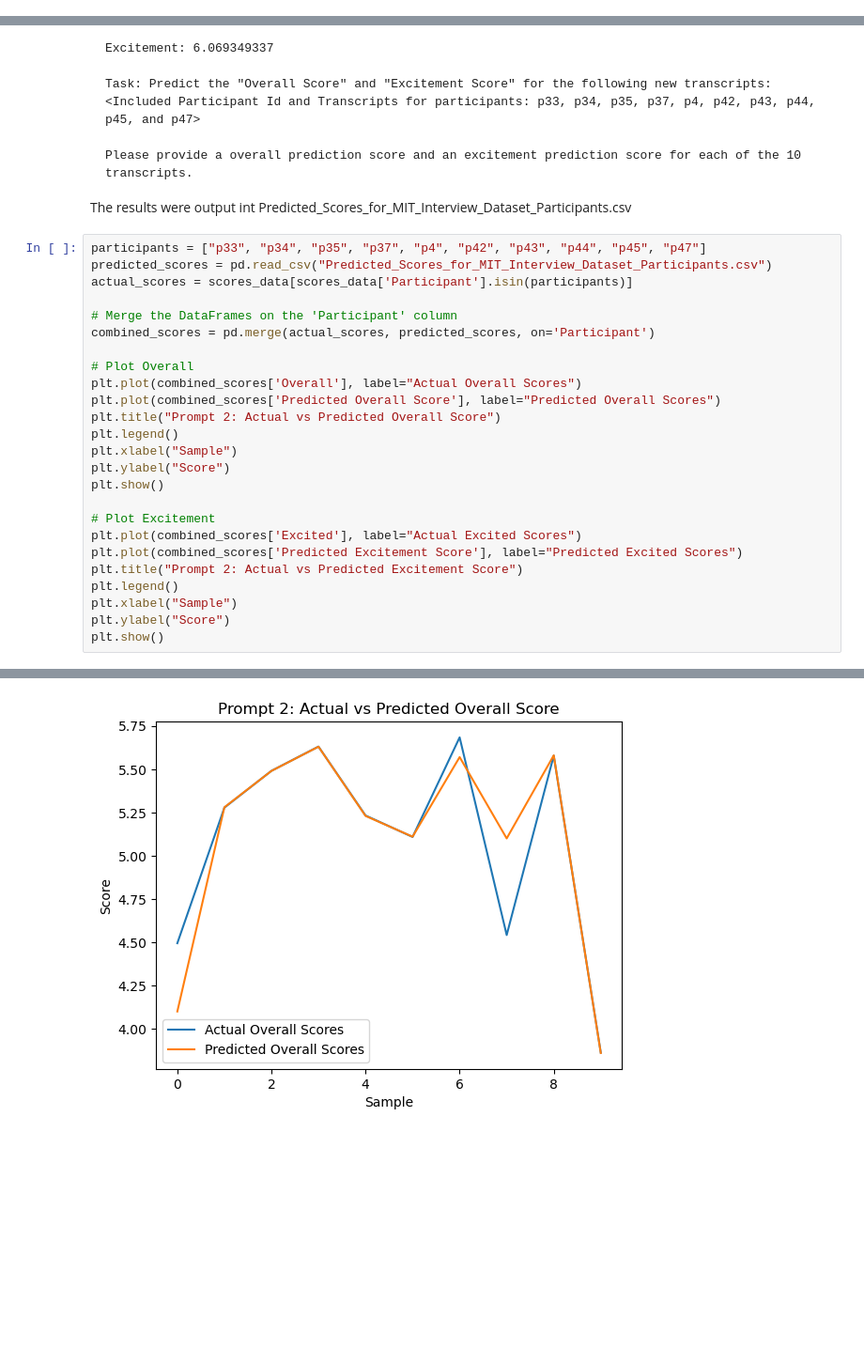
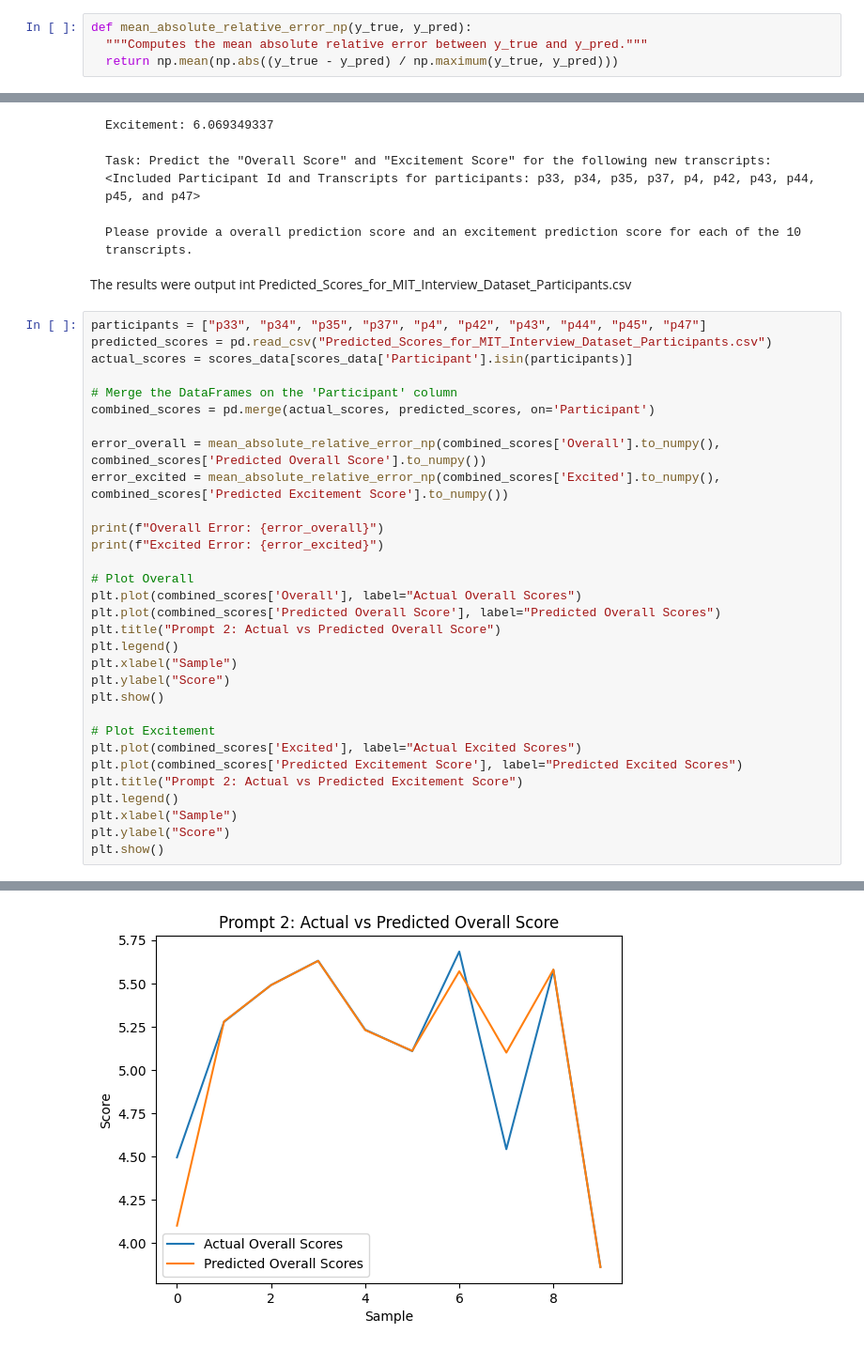
Before and after one commit to ccsterns86/CSCI5622_Team5_HW4, a Jupyter notebook: final_report.ipynb, the cells around one changed output, grey strips where cells are left out. Shown at 94% size. Cells and saved outputs as stored; diff of their text form; blank space fills up the shorter version.

```diff
--- a/final_report.ipynb
+++ b/final_report.ipynb
@@ -1492,6 +1498,10 @@ shap.plots.waterfall(shap_values[2], max_display=14)
 Shap provides more flexibility as we can provide our own predict funciton and visualize the feature importance according to our model architecture. I think it provides a better way to debug your own ML model design as we might want to deliberately train a model that has more focus on certain featutres. However, I believe the interpret regression tree provides visuallization for all features and that is missing from Shap.
 # %% [markdown]
 # (f) Experimenting with Transformers
+# %%
+def mean_absolute_relative_error_np(y_true, y_pred):
+  """Computes the mean absolute relative error between y_true and y_pred."""
+  return np.mean(np.abs((y_true - y_pred) / np.maximum(y_true, y_pred)))
 # %% [markdown]
 ### Using ChatGPT4o
 
@@ -1685,6 +1705,12 @@ actual_scores = scores_data[scores_data['Participant'].isin(participants)]
 
 # Merge the DataFrames on the 'Participant' column
 combined_scores = pd.merge(actual_scores, predicted_scores, on='Participant')
+
+error_overall = mean_absolute_relative_error_np(combined_scores['Overall'].to_numpy(), combined_scores['Predicted Overall Score'].to_numpy())
+error_excited = mean_absolute_relative_error_np(combined_scores['Excited'].to_numpy(), combined_scores['Predicted Excitement Score'].to_numpy())
+
+print(f"Overall Error: {error_overall}")
+print(f"Excited Error: {error_excited}")
 
 # Plot Overall
 plt.plot(combined_scores['Overall'], label="Actual Overall Scores")
@@ -1707 +1735 @@ plt.show()
-[figure, old version]
+[figure, new version]
```
Also changed, not shown: parts of 11 cells of this notebook.
